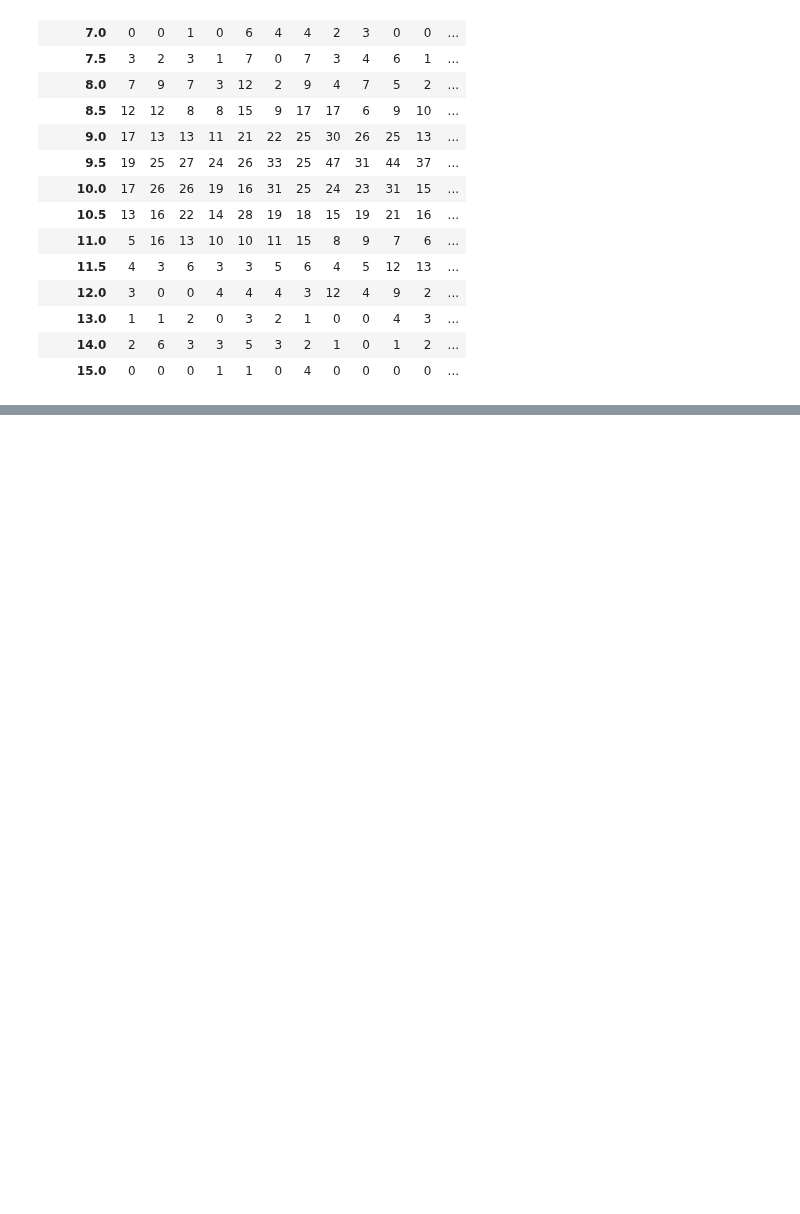
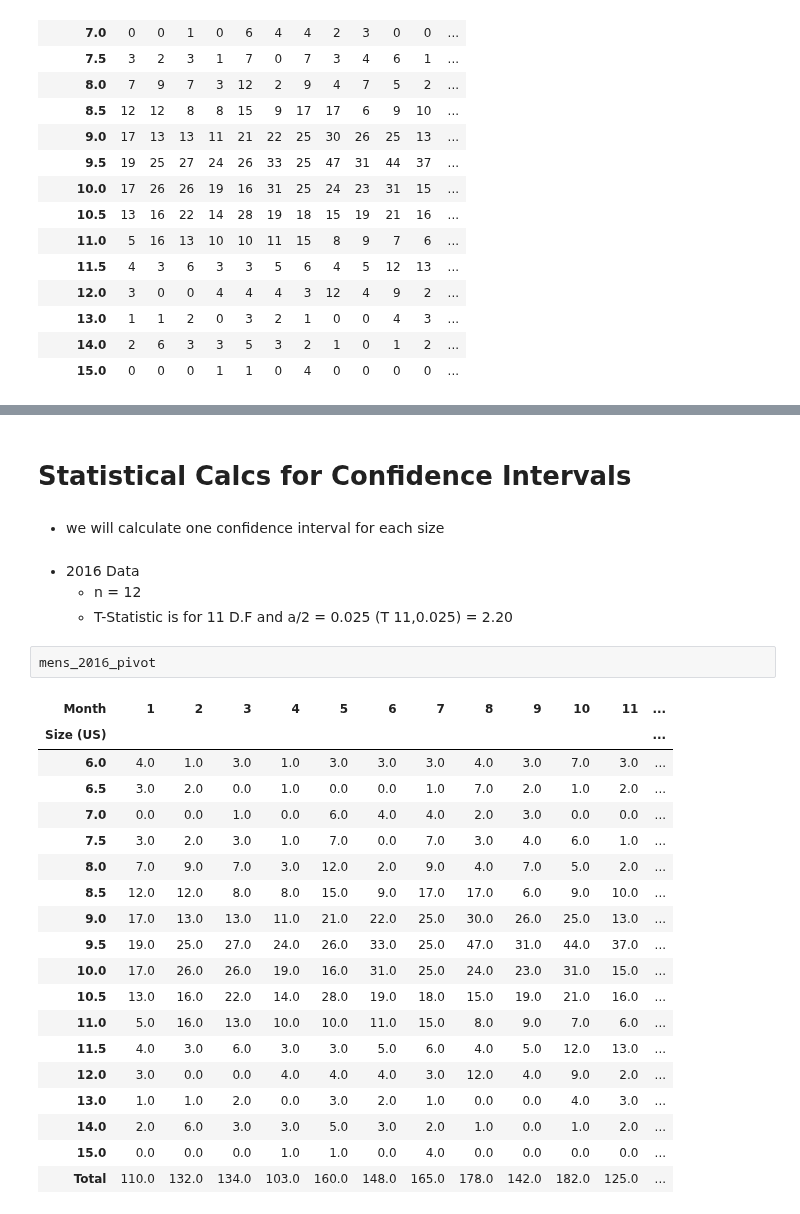
Before and after one commit to Jose-Servin/DataCamp, a Jupyter notebook: Projects/Stats_for_DataScience/inferential_stats.ipynb, the cells around one changed output, grey strips where cells are left out. Drawn from its saved outputs; the diff is of its cells as text; blank space fills up the shorter version.

```diff
--- a/Projects/Stats_for_DataScience/inferential_stats.ipynb
+++ b/Projects/Stats_for_DataScience/inferential_stats.ipynb
@@ -219,0 +249,30 @@ mens_2016_pivot
+# %% [markdown]
+# Statistical Calcs for Confidence Intervals
+# %% [markdown]
+* we will calculate one confidence interval for each size
+# %% [markdown]
+* 2016 Data
+    * n = 12
+    * T-Statistic is for 11 D.F and a/2 = 0.025 (T 11,0.025) = 2.20
+# %%
+mens_2016_pivot
+# %% [output]
+| Month | 1 | 2 | 3 | 4 | 5 | 6 | 7 | 8 | 9 | 10 | 11 | ... |
+| Size (US) |  |  |  |  |  |  |  |  |  |  |  | ... |
+| 6.0 | 4.0 | 1.0 | 3.0 | 1.0 | 3.0 | 3.0 | 3.0 | 4.0 | 3.0 | 7.0 | 3.0 | ... |
+| 6.5 | 3.0 | 2.0 | 0.0 | 1.0 | 0.0 | 0.0 | 1.0 | 7.0 | 2.0 | 1.0 | 2.0 | ... |
+| 7.0 | 0.0 | 0.0 | 1.0 | 0.0 | 6.0 | 4.0 | 4.0 | 2.0 | 3.0 | 0.0 | 0.0 | ... |
+| 7.5 | 3.0 | 2.0 | 3.0 | 1.0 | 7.0 | 0.0 | 7.0 | 3.0 | 4.0 | 6.0 | 1.0 | ... |
+| 8.0 | 7.0 | 9.0 | 7.0 | 3.0 | 12.0 | 2.0 | 9.0 | 4.0 | 7.0 | 5.0 | 2.0 | ... |
+| 8.5 | 12.0 | 12.0 | 8.0 | 8.0 | 15.0 | 9.0 | 17.0 | 17.0 | 6.0 | 9.0 | 10.0 | ... |
+| 9.0 | 17.0 | 13.0 | 13.0 | 11.0 | 21.0 | 22.0 | 25.0 | 30.0 | 26.0 | 25.0 | 13.0 | ... |
+| 9.5 | 19.0 | 25.0 | 27.0 | 24.0 | 26.0 | 33.0 | 25.0 | 47.0 | 31.0 | 44.0 | 37.0 | ... |
+| 10.0 | 17.0 | 26.0 | 26.0 | 19.0 | 16.0 | 31.0 | 25.0 | 24.0 | 23.0 | 31.0 | 15.0 | ... |
+| 10.5 | 13.0 | 16.0 | 22.0 | 14.0 | 28.0 | 19.0 | 18.0 | 15.0 | 19.0 | 21.0 | 16.0 | ... |
+| 11.0 | 5.0 | 16.0 | 13.0 | 10.0 | 10.0 | 11.0 | 15.0 | 8.0 | 9.0 | 7.0 | 6.0 | ... |
+| 11.5 | 4.0 | 3.0 | 6.0 | 3.0 | 3.0 | 5.0 | 6.0 | 4.0 | 5.0 | 12.0 | 13.0 | ... |
+| 12.0 | 3.0 | 0.0 | 0.0 | 4.0 | 4.0 | 4.0 | 3.0 | 12.0 | 4.0 | 9.0 | 2.0 | ... |
+| 13.0 | 1.0 | 1.0 | 2.0 | 0.0 | 3.0 | 2.0 | 1.0 | 0.0 | 0.0 | 4.0 | 3.0 | ... |
+| 14.0 | 2.0 | 6.0 | 3.0 | 3.0 | 5.0 | 3.0 | 2.0 | 1.0 | 0.0 | 1.0 | 2.0 | ... |
+| 15.0 | 0.0 | 0.0 | 0.0 | 1.0 | 1.0 | 0.0 | 4.0 | 0.0 | 0.0 | 0.0 | 0.0 | ... |
+| Total | 110.0 | 132.0 | 134.0 | 103.0 | 160.0 | 148.0 | 165.0 | 178.0 | 142.0 | 182.0 | 125.0 | ... |
```
Also changed, not shown: parts of 14 cells of this notebook.
